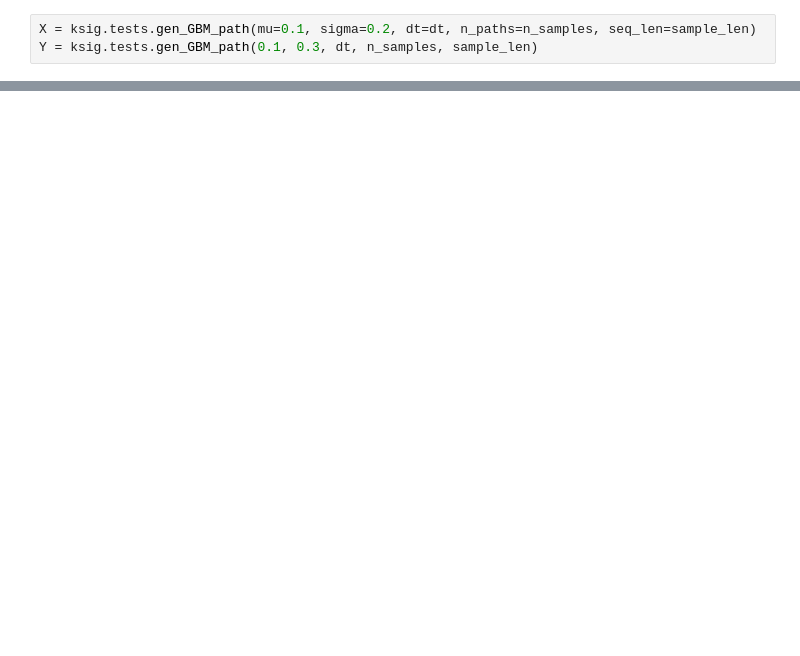
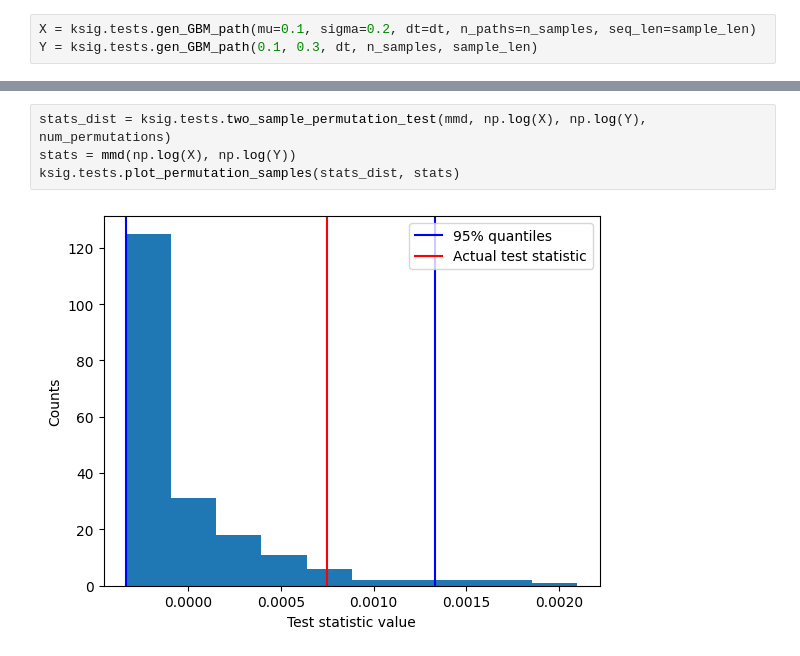
Before and after one commit to luchungi/ds3_kernel_testing, a Jupyter notebook: ksig_sample_test.ipynb, the cells around one changed output, grey strips where cells are left out. Drawn from its saved outputs; the diff is of its cells as text; blank space fills up the shorter version.

```diff
--- a/ksig_sample_test.ipynb
+++ b/ksig_sample_test.ipynb
@@ -28,3 +28,9 @@ ksig.tests.plot_permutation_samples(stats_dist, stats)
+# %%
+stats_dist = ksig.tests.two_sample_permutation_test(mmd, np.log(X), np.log(Y), num_permutations)
+stats = mmd(np.log(X), np.log(Y))
+ksig.tests.plot_permutation_samples(stats_dist, stats)
+# %% [output]
+[figure, added]
 # %%
 distribution = np.empty((2, 11))
 for i in range(11):
```
Also changed, not shown: parts of 6 cells of this notebook, 4 other files.
